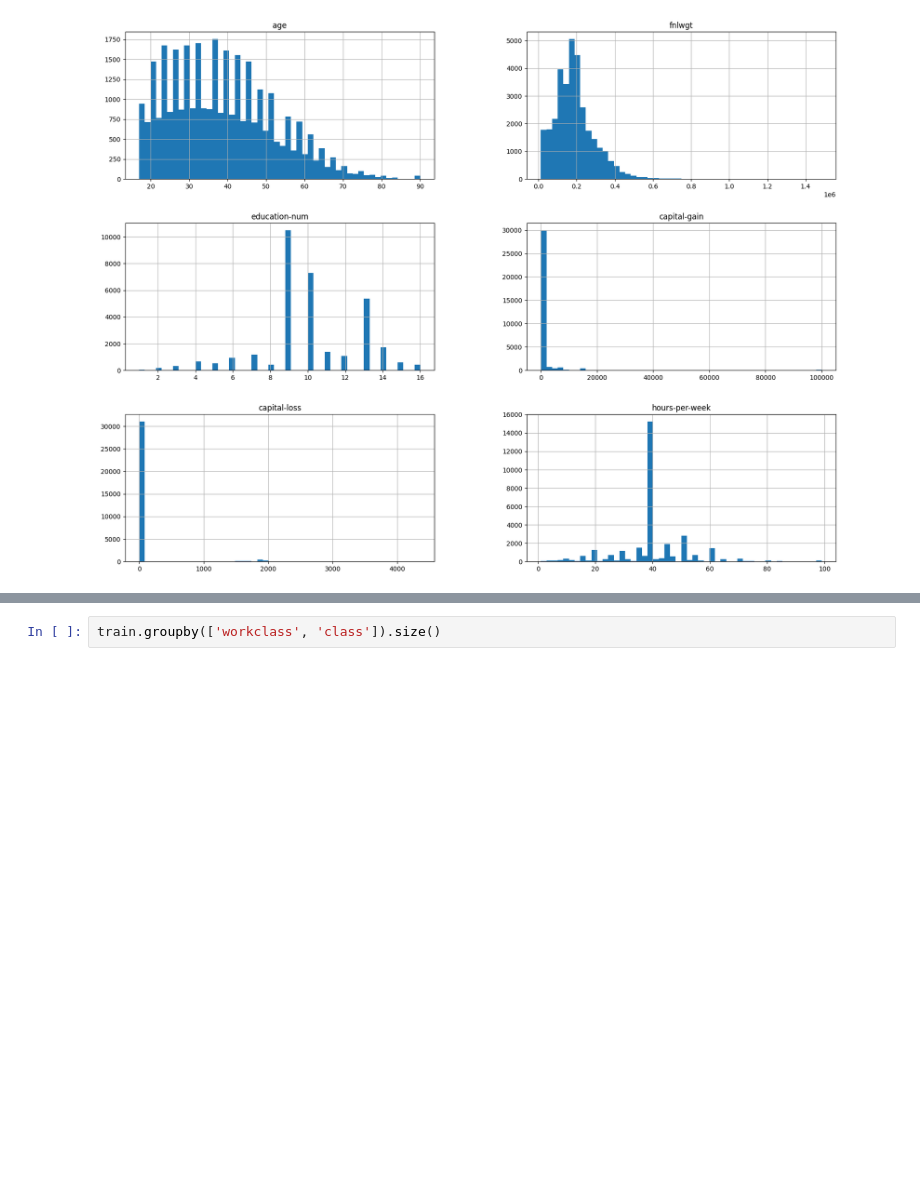
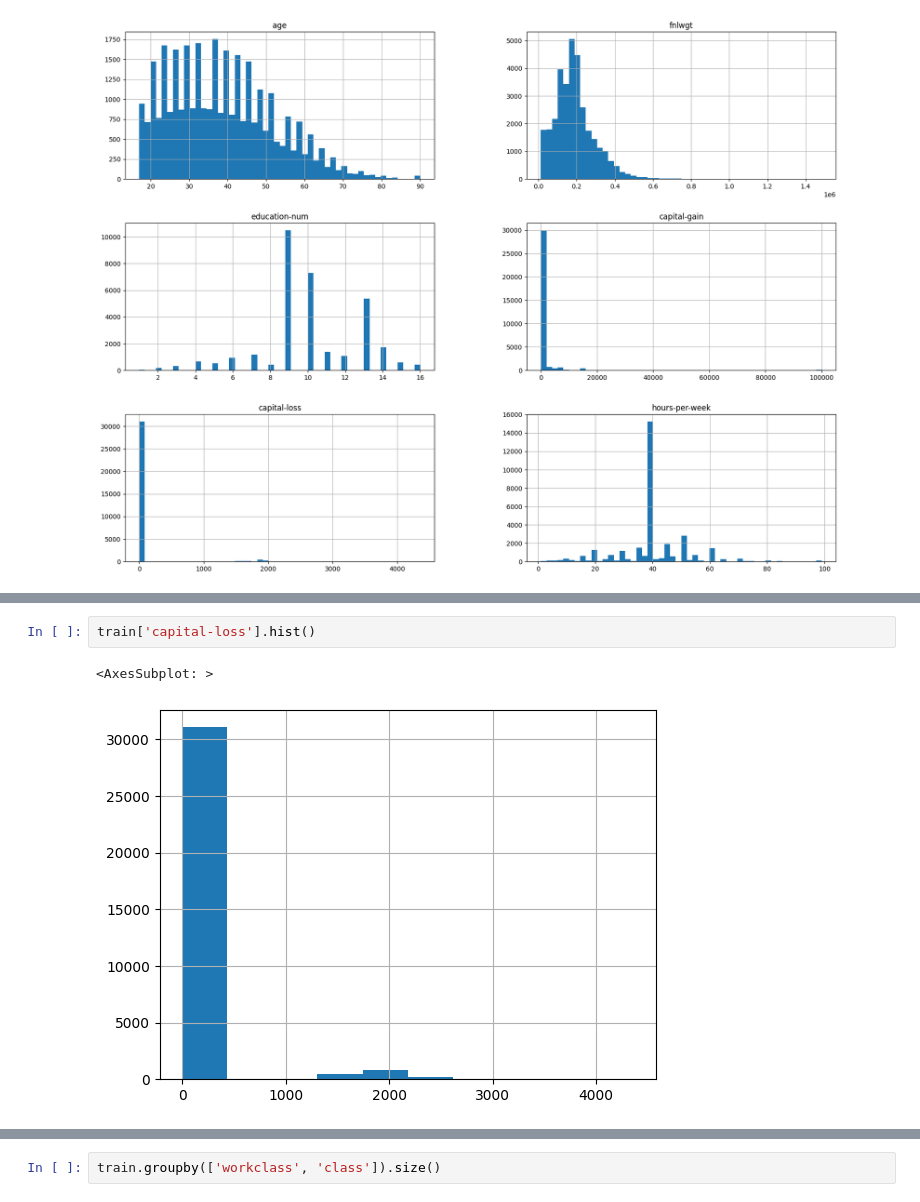
Before and after one commit to roypiyush/python_project, a Jupyter notebook: ml/income_prediction.ipynb, the cells around one changed output, grey strips where cells are left out. Saved outputs shown, nothing was run; the diff lists cells and outputs as text; blank space fills up the shorter version.

```diff
--- a/ml/income_prediction.ipynb
+++ b/ml/income_prediction.ipynb
@@ -103,3 +120,8 @@ plt.show()
+# %%
+train['capital-loss'].hist()
+# %% [output]
+<AxesSubplot: >
+[figure, added]
 # %%
 for col in train:
     if col in columns_cat:
```
Also changed, not shown: parts of 20 cells of this notebook, 3 other files.
